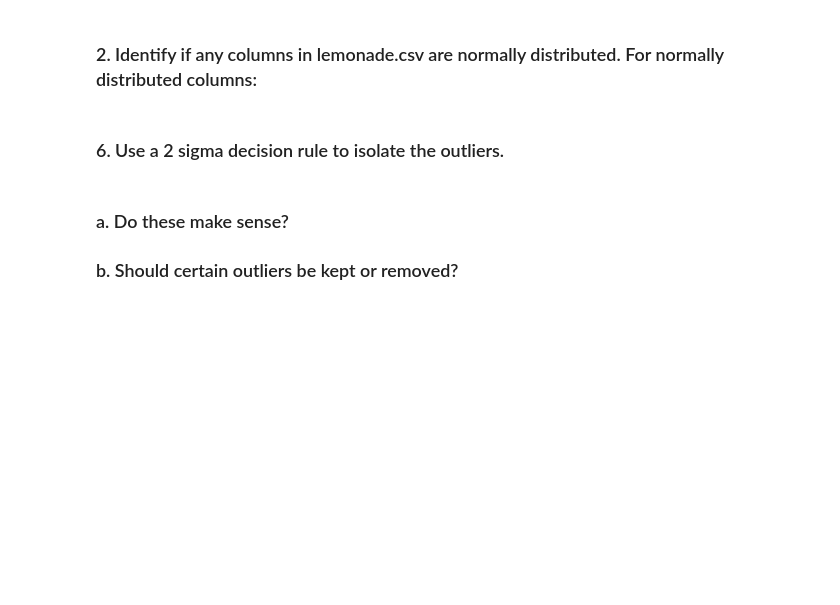
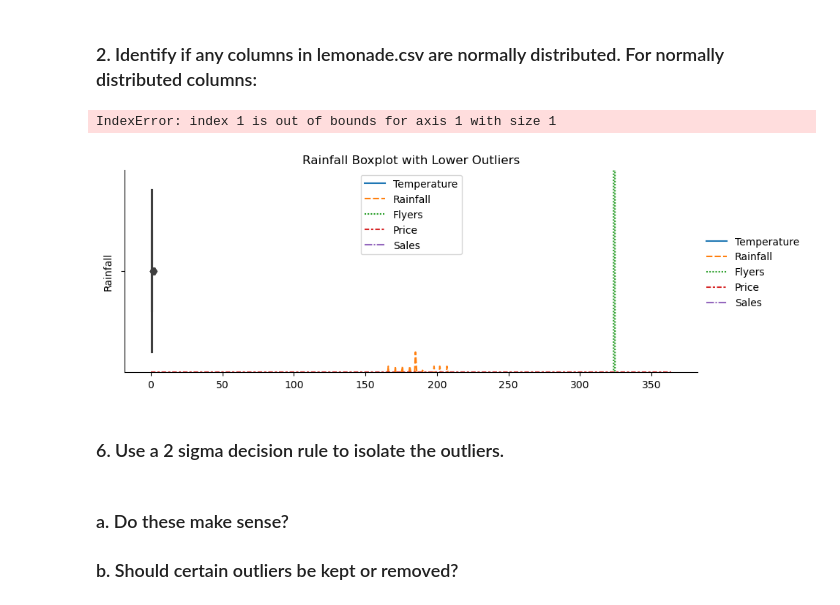
Before and after one commit to annie-carter/anomaly-detection-exercises, a Jupyter notebook: continuous_probabilistic_methods.ipynb, the cells around one changed output. Cells and saved outputs as stored; diff of their text form; code cells hidden in the pictures; blank space fills up the shorter version.

```diff
--- a/continuous_probabilistic_methods.ipynb
+++ b/continuous_probabilistic_methods.ipynb
@@ -169,5 +324,46 @@ plt.show()
 # %% [markdown]
 ### 2. Identify if any columns in lemonade.csv are normally distributed. For normally distributed columns:
+# %%
+
+
+# Define a function to identify lower outliers using the IQR Range Rule
+def identify_lower_outliers(column):
+    Q1 = column.quantile(0.25)
+    Q3 = column.quantile(0.75)
+    IQR = Q3 - Q1
+    lower_bound = Q1 - 1.5 * IQR
+    return column[column < lower_bound]
+
+# Create 5 subplots using Seaborn's relplot
+g = sns.relplot(data=df_lemonade, kind='line', height=3.5, aspect=2.5)
+
+# Identify and highlight lower outliers for each column
+for i, col in enumerate(['Rainfall', 'Temperature', 'Flyers', 'Sales', 'Price']):
+    ax = g.facet_axis(0, i)
+    lower_outliers = relplot_lower_outliers(df_lemonade[col])
+
+    # Boxplot with highlighted lower outliers
+    sns.boxplot(data=df_lemonade, x=col, ax=ax)
+    sns.scatterplot(data=df_lemonade.loc[lower_outliers.index], x=col, y=col, color='red', marker='o', ax=ax, label='Lower Outliers')
+    ax.set_title(f'{col} Boxplot with Lower Outliers')
+    ax.set_xlabel('')
+    ax.set_ylabel(col)
+    ax.legend()
+
+#     # Scatterplot with highlighted lower outliers
+#     sns.scatterplot(data=df_lemonade, x=df_lemonade.index, y=col, ax=ax)
+#     sns.scatterplot(data=df_lemonade.loc[lower_outliers.index], x=df_lemonade.index, y=col, color='red', marker='o', ax=ax, label='Lower Outliers')
+#     ax.set_title(f'{col} Scatterplot with Lower Outliers')
+#     ax.set_xlabel('')
+#     ax.set_ylabel(col)
+#     ax.legend()
+
+# Adjust layout and show the plot
+plt.tight_layout()
+plt.show()
+# %% [output]
+IndexError: index 1 is out of bounds for axis 1 with size 1
+[figure, added]
 # %% [markdown]
 ### 6. Use a 2 sigma decision rule to isolate the outliers.
 # %% [markdown]
```
Also changed, not shown: parts of 9 cells of this notebook.
